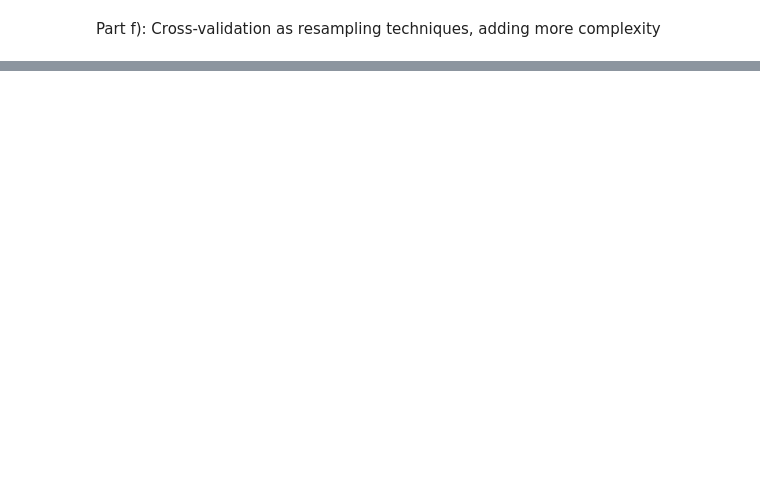
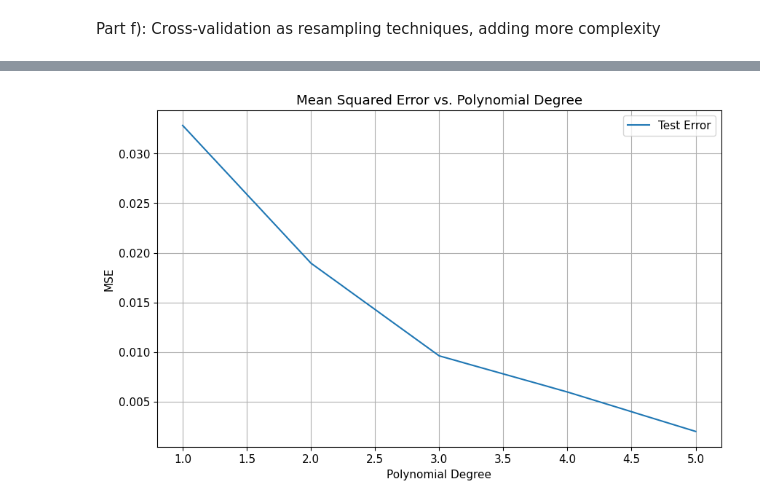
Before and after one commit to tiriltk/FYSSTK4155, a Jupyter notebook: Project1/frankecode.ipynb, the cells around one changed output, grey strips where cells are left out. Cells and saved outputs as stored; diff of their text form; code cells hidden in the pictures; blank space fills up the shorter version.

```diff
--- a/Project1/frankecode.ipynb
+++ b/Project1/frankecode.ipynb
@@ -583,0 +475,34 @@ plt.show()
+# %%
+import numpy as np
+import matplotlib.pyplot as plt
+from sklearn.linear_model import LinearRegression
+from sklearn.model_selection import KFold, cross_val_score
+
+Maxpolydegree = 5
+estimated_mse_sklearn = np.zeros(Maxpolydegree)
+polynomial = np.zeros(Maxpolydegree)
+k = 5
+kfold = KFold(n_splits=k, shuffle=True, random_state=1042)
+
+for polydegree in range(1, Maxpolydegree+1):
+    polynomial[polydegree-1] = polydegree
+    X = create_X(x, y, polydegree)
+    OLS = LinearRegression(fit_intercept=False)
+
+    estimated_mse_folds = cross_val_score(OLS, X, z, scoring='neg_mean_squared_error', cv=kfold)
+
+    estimated_mse_sklearn[polydegree-1] = -np.mean(estimated_mse_folds)
+
+plt.rcParams.update({'font.size': 11})
+
+plt.figure(figsize=(10, 6))
+plt.plot(polynomial, estimated_mse_sklearn, label='Test Error')
+
+plt.xlabel('Polynomial Degree')
+plt.ylabel('MSE')
+plt.title('Mean Squared Error vs. Polynomial Degree')
+plt.legend()
+plt.grid(True)
+plt.show()
+# %% [output]
+[figure, added]
```
Also changed, not shown: parts of 7 cells of this notebook.
